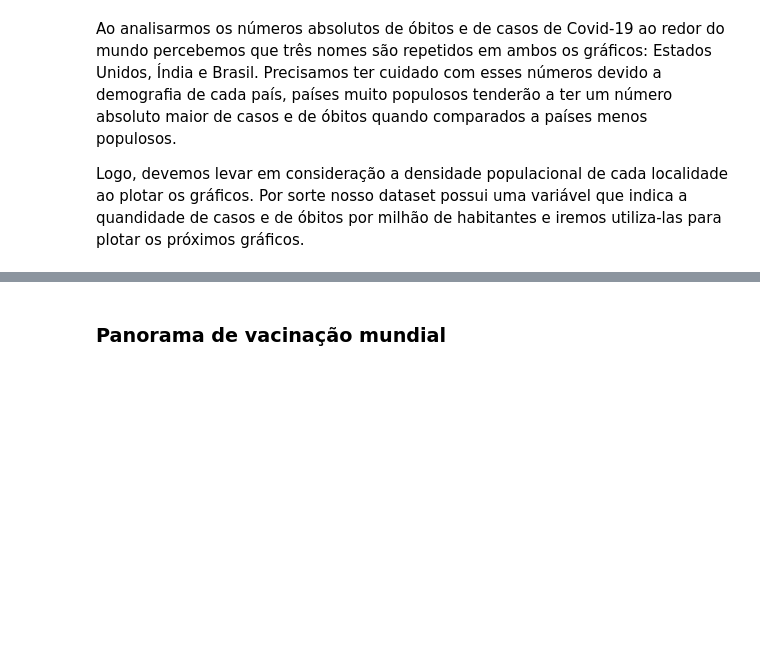
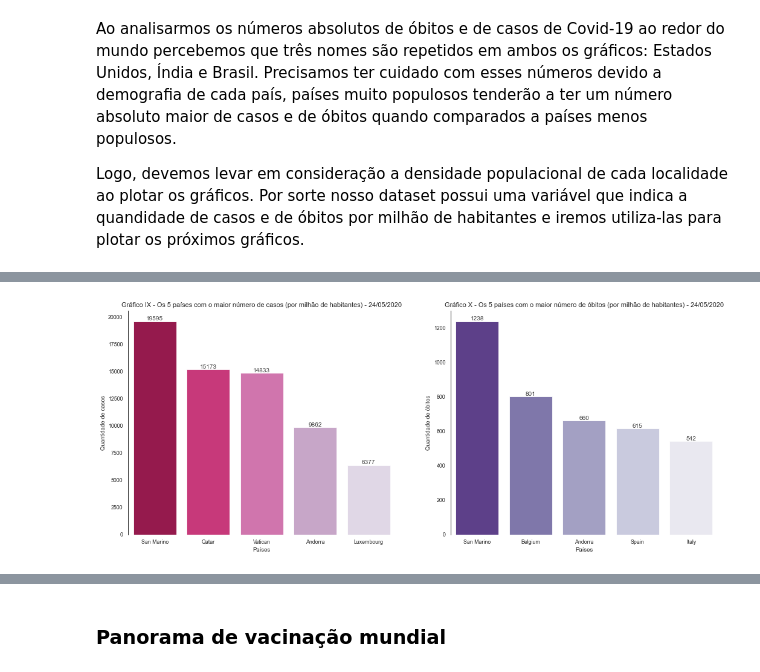
Before and after one commit to LuisCSGuimaraes/AnalisePandemiaCovid19, a Jupyter notebook: Notebook/Os números da pandemia - Panorama da COVID-19 no Brasil e no mundo.ipynb, the cells around one changed output, grey strips where cells are left out. Cells and saved outputs as stored; diff of their text form; code cells hidden in the pictures; blank space fills up the shorter version.

```diff
--- a/Notebook/Os números da pandemia - Panorama da COVID-19 no Brasil e no mundo.ipynb
+++ b/Notebook/Os números da pandemia - Panorama da COVID-19 no Brasil e no mundo.ipynb
@@ -550,0 +583,45 @@ mapa_obitos
+# %%
+#Definindo os dados a serem plotados
+df_dm_maio_2020 = df.loc[(df.date == '2020-05-24') & (df.continent.notnull())].sort_values(by='total_deaths_per_million', ascending = False)[0:5]
+df_cm_maio_2020 = df.loc[(df.date == '2020-05-24') & (df.continent.notnull())].sort_values(by='total_cases_per_million', ascending = False)[0:5]
+
+
+#Aplicando o estilo
+with plt.rc_context(rc_params_bar):
+
+  #Criando a figura
+  fig, ax = plt.subplots(figsize=(15,6), ncols=2)
+
+  #Plotando o Gráfico VII
+  cm2020 = sns.barplot(x='location', y="total_cases_per_million", ax = ax[0], data=df_cm_maio_2020 , palette='PuRd_r')
+  ax[0].ticklabel_format(style='plain', axis='y')
+  ax[0].set_ylabel("Quantidade de casos")
+  ax[0].set_xlabel("Países")
+  ax[0].set_title("Gráfico IX - Os 5 países com o maior número de casos (por milhão de habitantes) - 24/05/2020")
+  for p in cm2020.patches:
+    cm2020.annotate(format(p.get_height(), '.0f'),
+                   (p.get_x() + p.get_width() / 2., p.get_height()),
+                   ha = 'center', va = 'center',
+                   xytext = (0,4),
+                   textcoords = 'offset points',
+                   size = 10,
+                   color = '#404040')
+
+  #Plotando o Gráfico VIII
+  dm2020 = sns.barplot(x='location', y="total_deaths_per_million", ax = ax[1], data=df_dm_maio_2020, palette='Purples_r')
+  ax[1].set_ylabel("Quantidade de óbitos")
+  ax[1].set_xlabel("Países")
+  ax[1].set_title("Gráfico X - Os 5 países com o maior número de óbitos (por milhão de habitantes) - 24/05/2020")
+  for p in dm2020.patches:
+    dm2020.annotate(format(p.get_height(), '.0f'),
+                   (p.get_x() + p.get_width() / 2., p.get_height()),
+                   ha = 'center', va = 'center',
+                   xytext = (0, 4),
+                   textcoords = 'offset points',
+                   size = 10,
+                   color = '#404040')
+
+#Exibindo
+plt.tight_layout()
+# %% [output]
+[figure, added]
```
Also changed, not shown: parts of 10 cells of this notebook.
